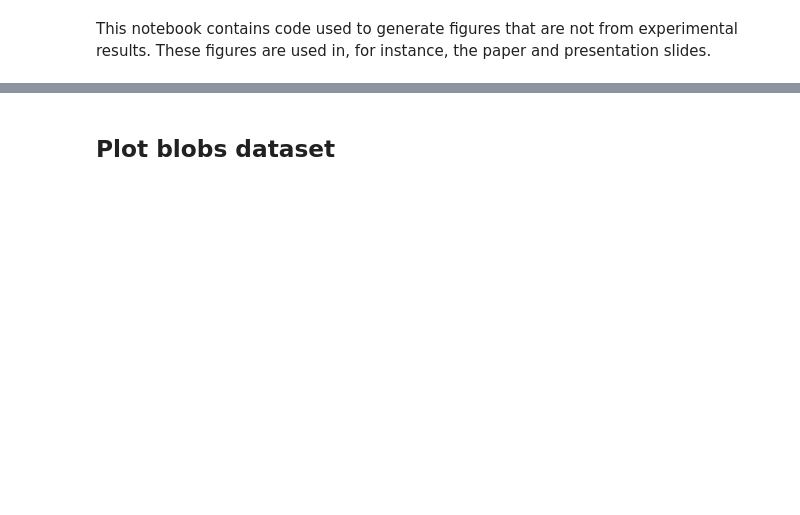
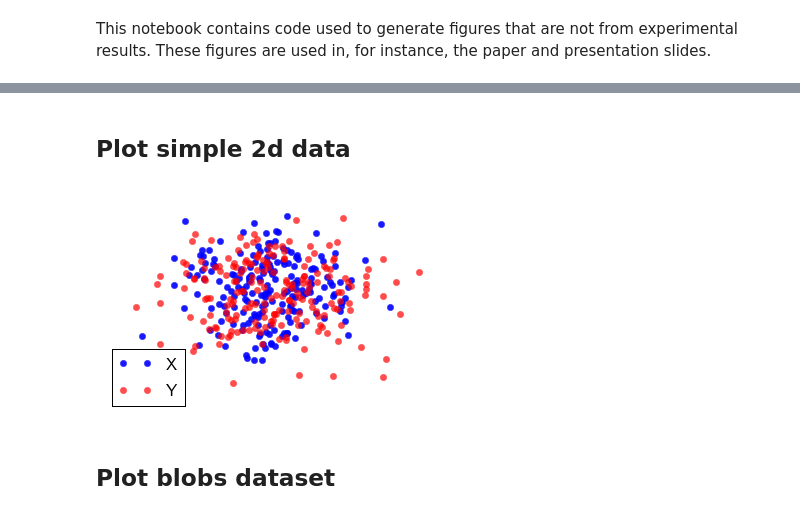
Before and after one commit to wittawatj/interpretable-test, a Jupyter notebook: ipynb/gen_figures.ipynb, the cells around one changed output, grey strips where cells are left out. Drawn from its saved outputs; the diff is of its cells as text; code cells hidden in the pictures; blank space fills up the shorter version.

```diff
--- a/ipynb/gen_figures.ipynb
+++ b/ipynb/gen_figures.ipynb
@@ -21,3 +24,19 @@ import sys
+# %% [markdown]
+## Plot simple 2d data
+# %%
+ss = data.SSGaussVarDiff(d=2)
+sam = ss.sample(n=200, seed=7)
+x, y = sam.xy()
+
+plt.plot(x[:, 0], x[:, 1], 'ob', label='$\mathsf{X}$', alpha=0.9, markeredgecolor='b')
+plt.plot(y[:, 0], y[:, 1], 'or', label='$\mathsf{Y}$', alpha=0.7, markeredgecolor='r')
+plt.gca().get_xaxis().set_visible(False)
+plt.gca().get_yaxis().set_visible(False)
+plt.box(False)
+plt.legend(loc='best')
+plt.savefig('gvd_demo.pdf')
+# %% [output]
+[figure, added]
 # %% [markdown]
 ## Plot blobs dataset
 # %%
```
Also changed, not shown: parts of 10 cells of this notebook, 1 other file.
